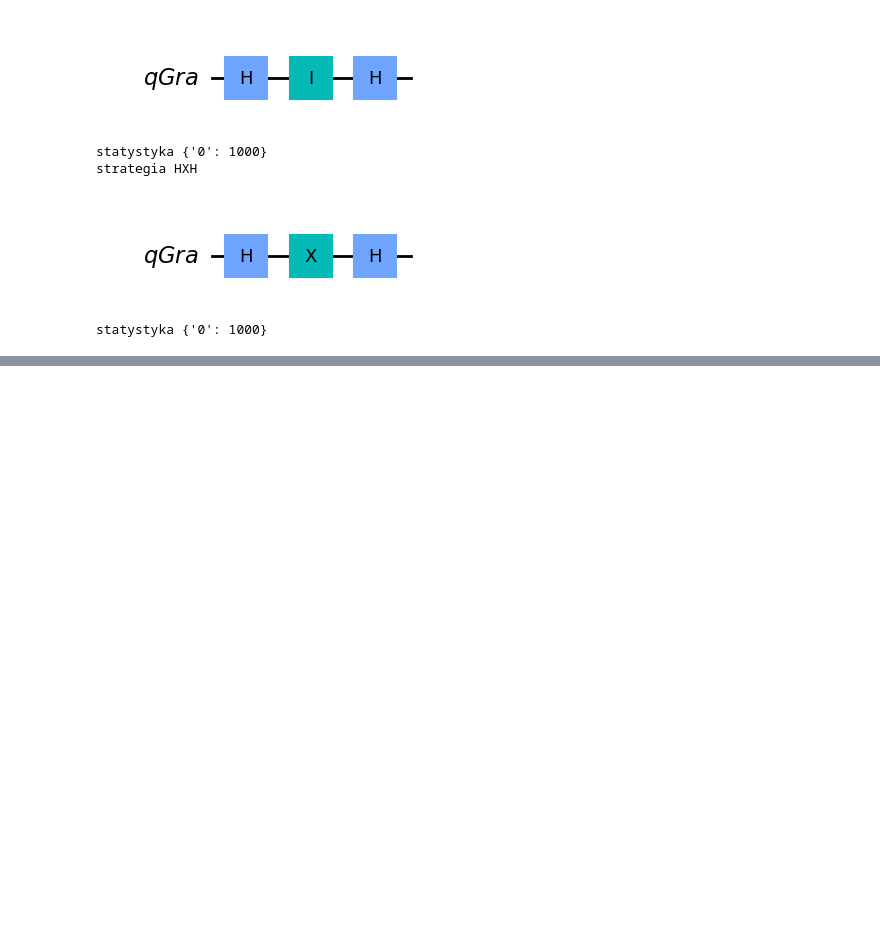
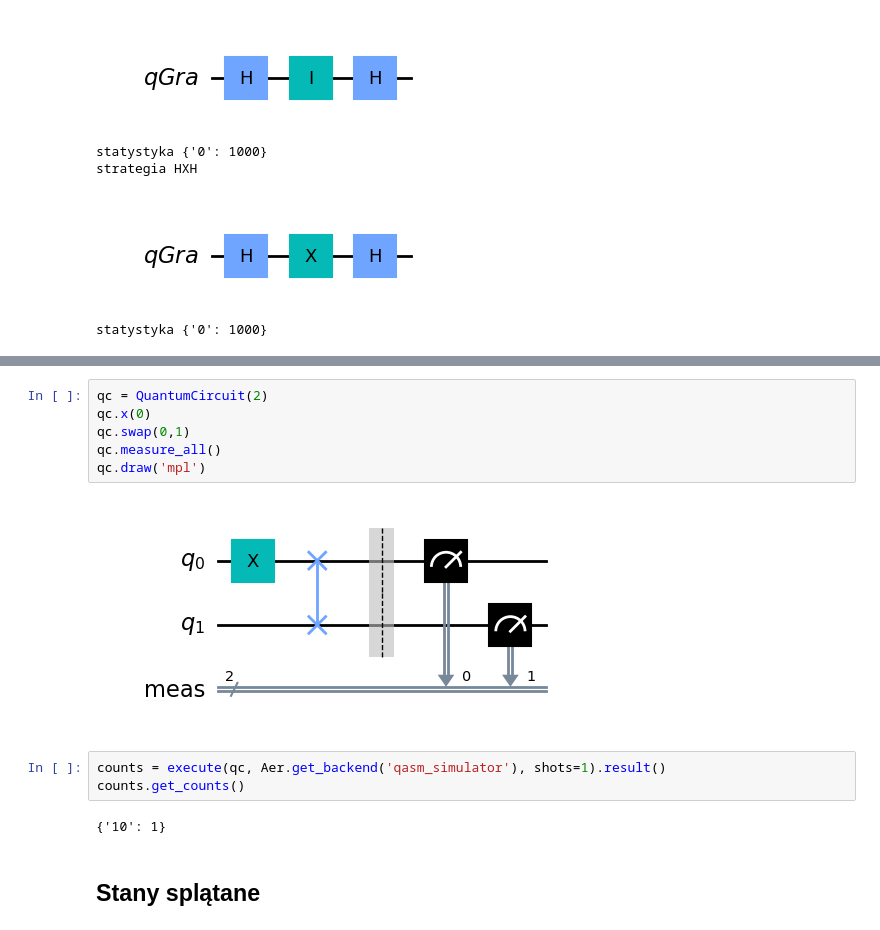
Before and after one commit to sebkaz-teaching/intro_to_qml, a Jupyter notebook: cwiczenia/cw3.ipynb, the cells around one changed output, grey strips where cells are left out. Saved outputs shown, nothing was run; the diff lists cells and outputs as text; blank space fills up the shorter version.

```diff
--- a/cwiczenia/cw3.ipynb
+++ b/cwiczenia/cw3.ipynb
@@ -136,0 +238,15 @@ statystyka {'0': 1000}
+# %%
+qc = QuantumCircuit(2)
+qc.x(0)
+qc.swap(0,1)
+qc.measure_all()
+qc.draw('mpl')
+# %% [output]
+[figure, added]
+# %%
+counts = execute(qc, Aer.get_backend('qasm_simulator'), shots=1).result()
+counts.get_counts()
+# %% [output]
+{'10': 1}
+# %% [markdown]
+## Stany splątane
```
Also changed, not shown: parts of 29 cells of this notebook, 58 other files.
